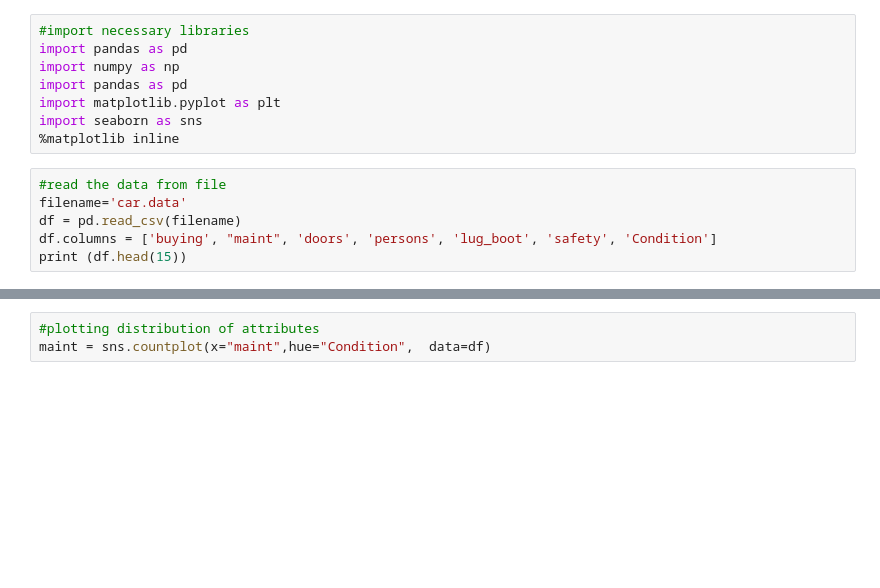
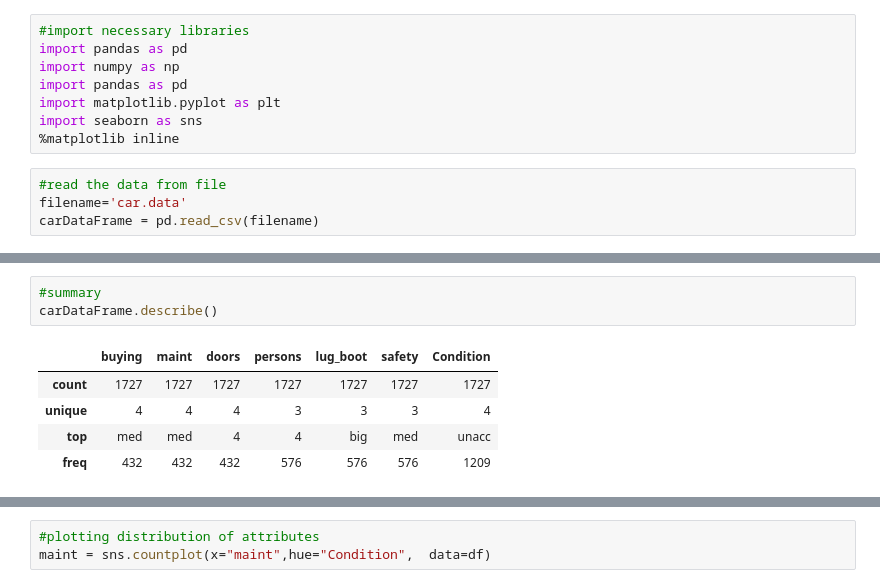
Before and after one commit to krishnamhn009/datascience, a Jupyter notebook: Car_data.ipynb, the cells around one changed output, grey strips where cells are left out. Cells and saved outputs as stored; diff of their text form; blank space fills up the shorter version.

```diff
--- a/Car_data.ipynb
+++ b/Car_data.ipynb
@@ -13,6 +13,4 @@ import seaborn as sns
 # %%
 #read the data from file
 filename='car.data'
-df = pd.read_csv(filename)
-df.columns = ['buying', "maint", 'doors', 'persons', 'lug_boot', 'safety', 'Condition']
-print (df.head(15))
+carDataFrame = pd.read_csv(filename)
@@ -36 +29,10 @@ print (df.head(15))
+# %%
+#summary
+carDataFrame.describe()
+# %% [output]
+|  | buying | maint | doors | persons | lug_boot | safety | Condition |
+| count | 1727 | 1727 | 1727 | 1727 | 1727 | 1727 | 1727 |
+| unique | 4 | 4 | 4 | 3 | 3 | 3 | 4 |
+| top | med | med | 4 | 4 | big | med | unacc |
+| freq | 432 | 432 | 432 | 576 | 576 | 576 | 1209 |
 # %%
```
Also changed, not shown: parts of 3 cells of this notebook.
